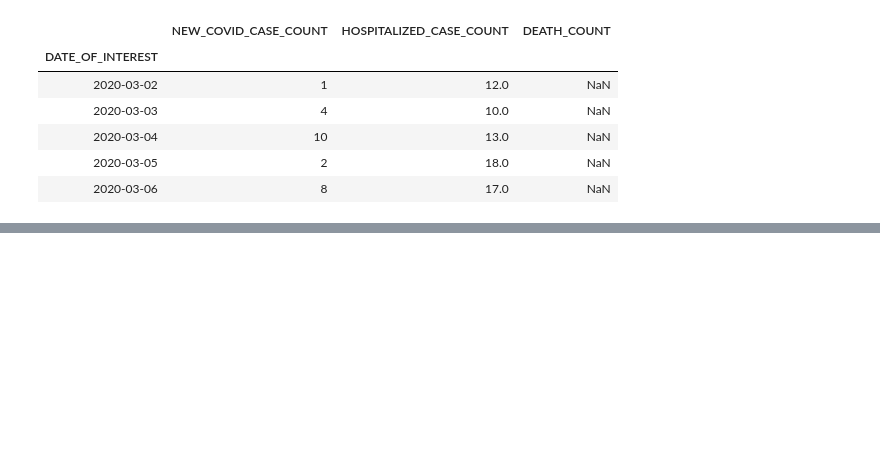
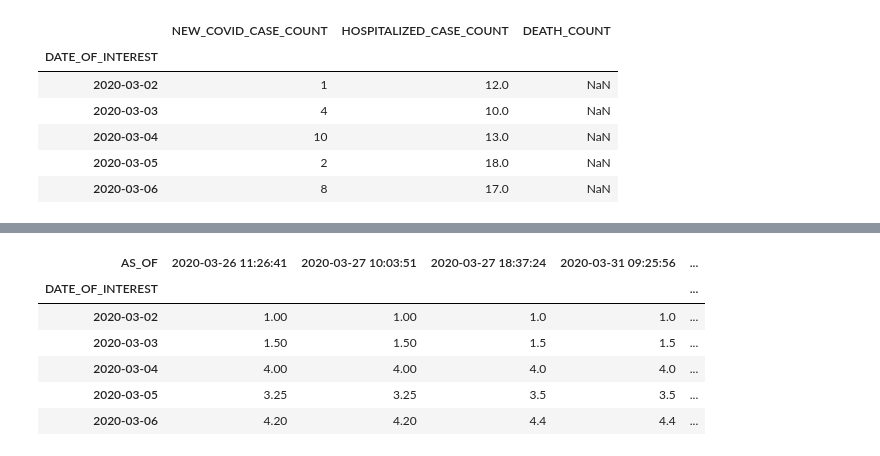
Before and after one commit to nychealth/coronavirus-data, a Jupyter notebook: Notebooks/Analysis.ipynb, the cells around one changed output, grey strips where cells are left out. Cells and saved outputs as stored; diff of their text form; code cells hidden in the pictures; blank space fills up the shorter version.

```diff
--- a/Notebooks/Analysis.ipynb
+++ b/Notebooks/Analysis.ipynb
@@ -65,0 +108,10 @@ plt.show()
+# %%
+dp.head()
+# %% [output]
+| AS_OF | 2020-03-26 11:26:41 | 2020-03-27 10:03:51 | 2020-03-27 18:37:24 | 2020-03-31 09:25:56 | ... |
+| DATE_OF_INTEREST |  |  |  |  | ... |
+| 2020-03-02 | 1.00 | 1.00 | 1.0 | 1.0 | ... |
+| 2020-03-03 | 1.50 | 1.50 | 1.5 | 1.5 | ... |
+| 2020-03-04 | 4.00 | 4.00 | 4.0 | 4.0 | ... |
+| 2020-03-05 | 3.25 | 3.25 | 3.5 | 3.5 | ... |
+| 2020-03-06 | 4.20 | 4.20 | 4.4 | 4.4 | ... |
```
Also changed, not shown: parts of 11 cells of this notebook, 3 other files.
